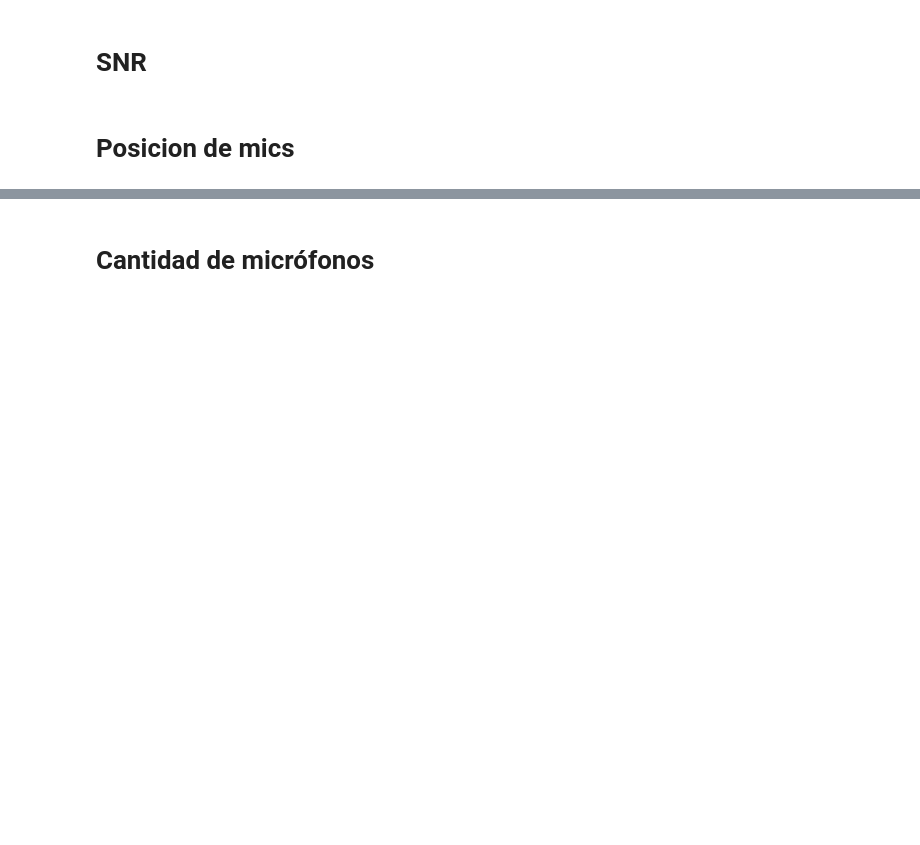
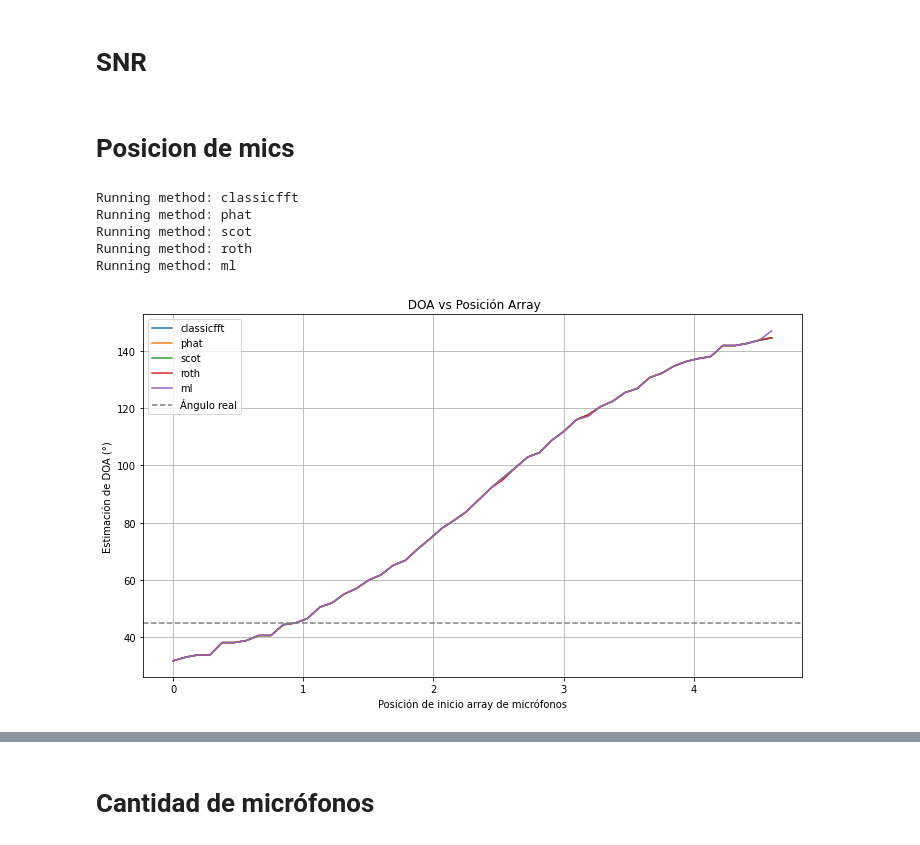
Before and after one commit to MathiasToval/PDS, a Jupyter notebook: Pruebas Pasque.ipynb, the cells around one changed output, grey strips where cells are left out. Saved outputs shown, nothing was run; the diff lists cells and outputs as text; code cells hidden in the pictures; blank space fills up the shorter version.

```diff
--- a/Pruebas Pasque.ipynb
+++ b/Pruebas Pasque.ipynb
@@ -507,31 +518,39 @@ plt.show()
 # %%
 methods = [
     "classicfft",
-    #"phat",
-    #"scot",
-    #"roth",
-    #"ml"
+    "phat",
+    "scot",
+    "roth",
+    "ml"
 ]
 
 plt.figure(figsize=(10,6))
 
 for method in methods:
     print(f"Running method: {method}")
-    rt60_vals, error_vals = doa.full_doa_pipeline(
+    mic_vals, doa_vals = doa.full_doa_pipeline(
         "variacion_mic_pos.json",
         "Audios/imp.wav",
         method=method,
         variable_param="mic_start",
-        return_error=True
+        return_error=False
     )
 
-    mean_errors = error_vals
-    plt.plot(rt60_vals, mean_errors, label=method)
+    x_vals = np.array(mic_vals)[:, 0]
+    plt.plot(x_vals, doa_vals, label=method)
 
-plt.xlabel("Posición de arreglo")
-plt.ylabel("Error de estimación de DOA (°)")
-plt.title("Error de DOA vs posición de arreglo")
+plt.xlabel("Posición de inicio array de micrófonos")
+plt.axhline(y=45, color='gray', linestyle='--', label='Ángulo real')
+plt.ylabel("Estimación de DOA (°)")
+plt.title(" DOA vs Posición Array")
 plt.grid(True)
 plt.legend()
 plt.tight_layout()
 plt.show()
+# %% [output]
+Running method: classicfft
+Running method: phat
+Running method: scot
+Running method: roth
+Running method: ml
+[figure, added]
```
Also changed, not shown: parts of 17 cells of this notebook, 10 other files.
